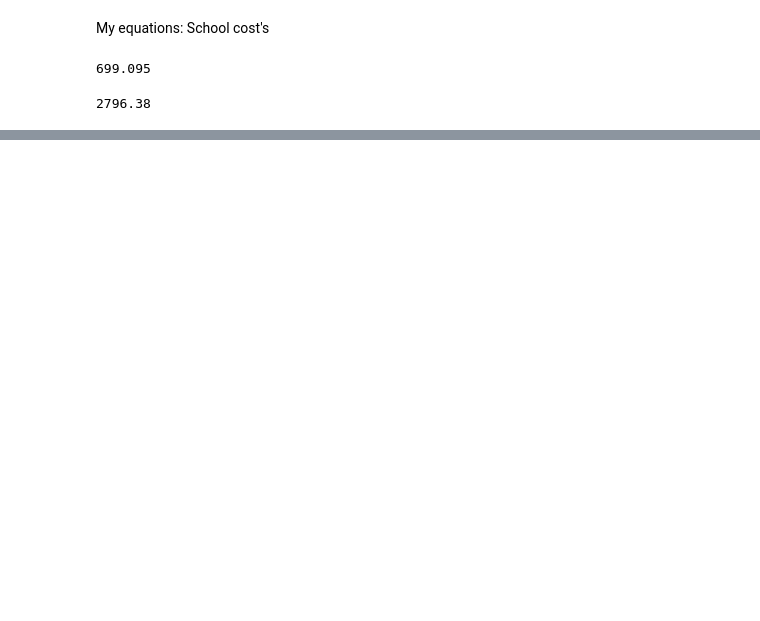
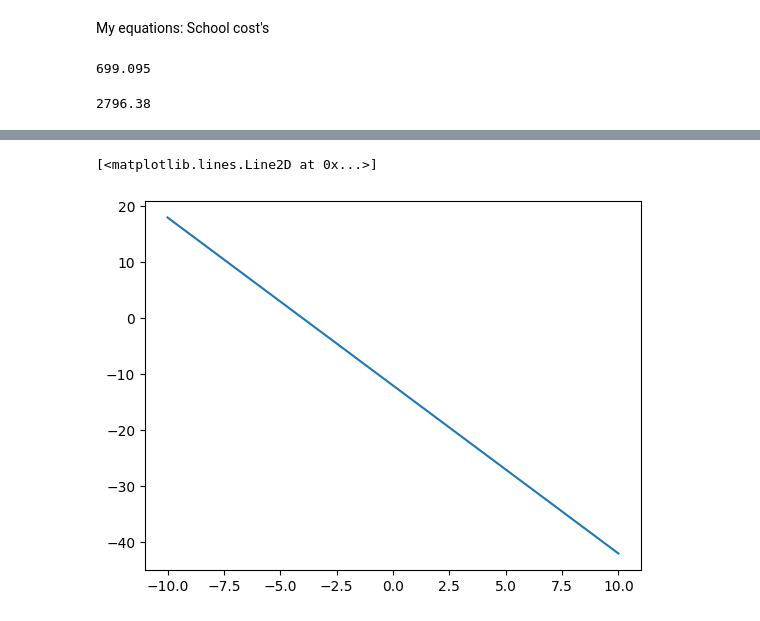
Before and after one commit to robinsonm2021/Data_science, a Jupyter notebook: lab_1_Robinson.ipynb, the cells around one changed output, grey strips where cells are left out. Cells and saved outputs as stored; diff of their text form; code cells hidden in the pictures; blank space fills up the shorter version.

```diff
--- a/lab_1_Robinson.ipynb
+++ b/lab_1_Robinson.ipynb
@@ -348,0 +438,7 @@ plt.show()
+# %%
+y2=-3*x-12
+# %%
+plt.plot(x,y2)
+# %% [output]
+[<matplotlib.lines.Line2D at 0x...>]
+[figure, added]
```
Also changed, not shown: parts of 23 cells of this notebook.
